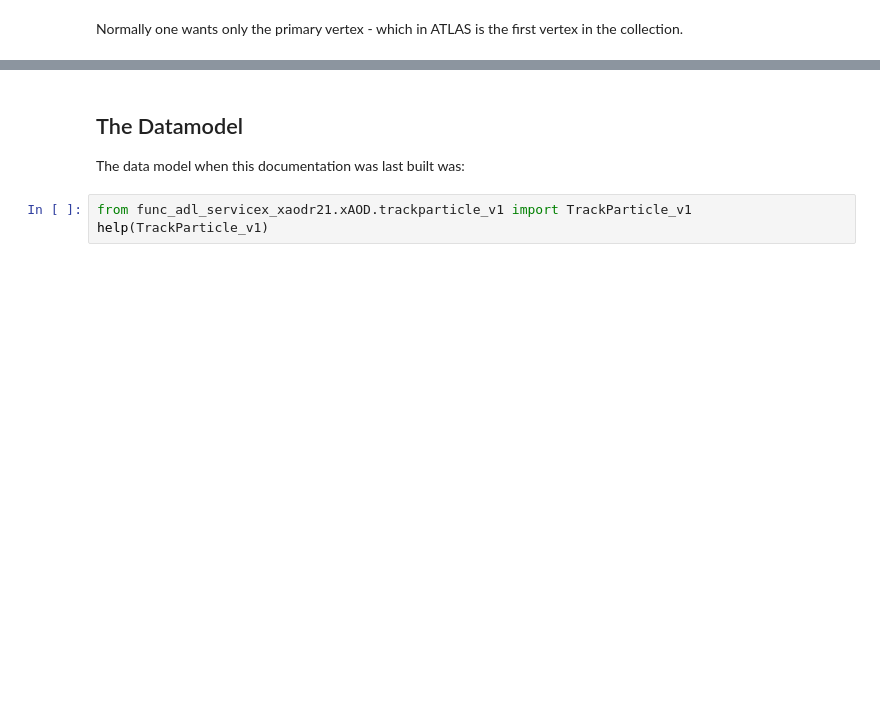
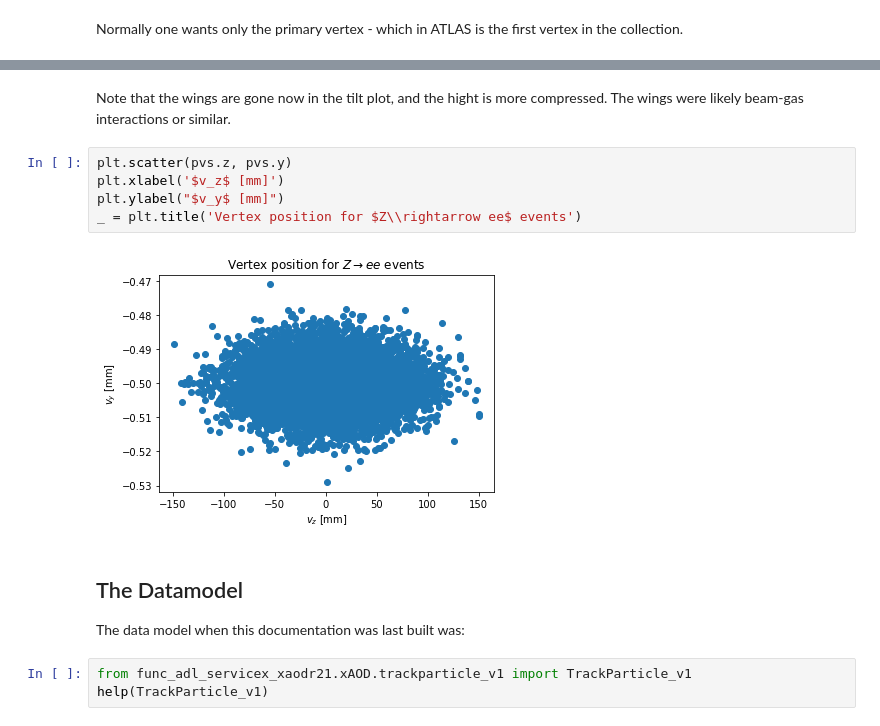
Before and after one commit to gordonwatts/xaod_usage, a Jupyter notebook: book/chapters/vertices.ipynb, the cells around one changed output, grey strips where cells are left out. Cells and saved outputs as stored; diff of their text form; blank space fills up the shorter version.

```diff
--- a/book/chapters/vertices.ipynb
+++ b/book/chapters/vertices.ipynb
@@ -77,3 +77,12 @@ The content of stderr is '/workdir/rel/source/analysis/Root/query.cxx: In member
+# %% [markdown]
+Note that the wings are gone now in the tilt plot, and the hight is more compressed. The wings were likely beam-gas interactions or similar.
+# %%
+plt.scatter(pvs.z, pvs.y)
+plt.xlabel('$v_z$ [mm]')
+plt.ylabel("$v_y$ [mm]")
+_ = plt.title('Vertex position for $Z\\rightarrow ee$ events')
+# %% [output]
+[figure, added]
 # %% [markdown]
 ## The Datamodel
 
```
Also changed, not shown: parts of 11 cells of this notebook.
